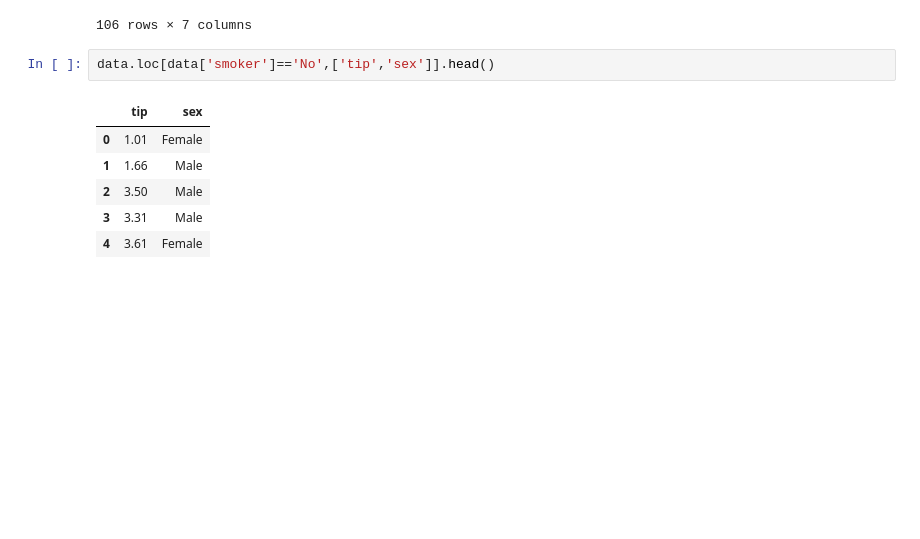
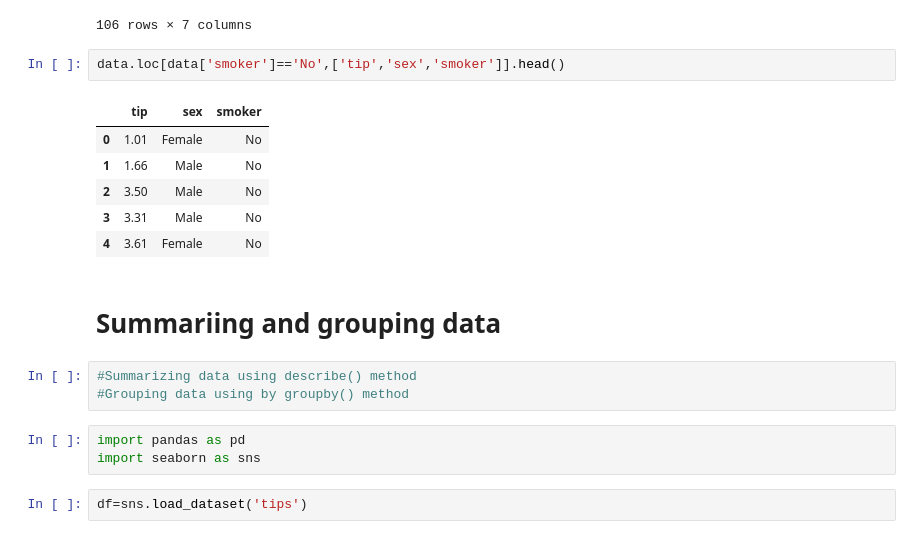
Before and after one commit to KrishnKrPatel/data_preprocessing, a Jupyter notebook: practices.ipynb, the cells around one changed output. Drawn from its saved outputs; the diff is of its cells as text; blank space fills up the shorter version.

```diff
--- a/practices.ipynb
+++ b/practices.ipynb
@@ -407,11 +407,21 @@ data[(data['total_bill'] > 20) | (data['tip'] > data['total_bill'] * 0.25)]
 | 241 | 22.67 | 2.00 | Male | Yes | Sat | Dinner | 2 |
 106 rows × 7 columns
 # %%
-data.loc[data['smoker']=='No',['tip','sex']].head()
+data.loc[data['smoker']=='No',['tip','sex','smoker']].head()
 # %% [output]
-|  | tip | sex |
-| 0 | 1.01 | Female |
-| 1 | 1.66 | Male |
-| 2 | 3.50 | Male |
-| 3 | 3.31 | Male |
-| 4 | 3.61 | Female |
+|  | tip | sex | smoker |
+| 0 | 1.01 | Female | No |
+| 1 | 1.66 | Male | No |
+| 2 | 3.50 | Male | No |
+| 3 | 3.31 | Male | No |
+| 4 | 3.61 | Female | No |
+# %% [markdown]
+# Summariing and grouping data
+# %%
+#Summarizing data using describe() method
+#Grouping data using by groupby() method
+# %%
+import pandas as pd
+import seaborn as sns
+# %%
+df=sns.load_dataset('tips')
```
Also changed, not shown: parts of 10 cells of this notebook.
